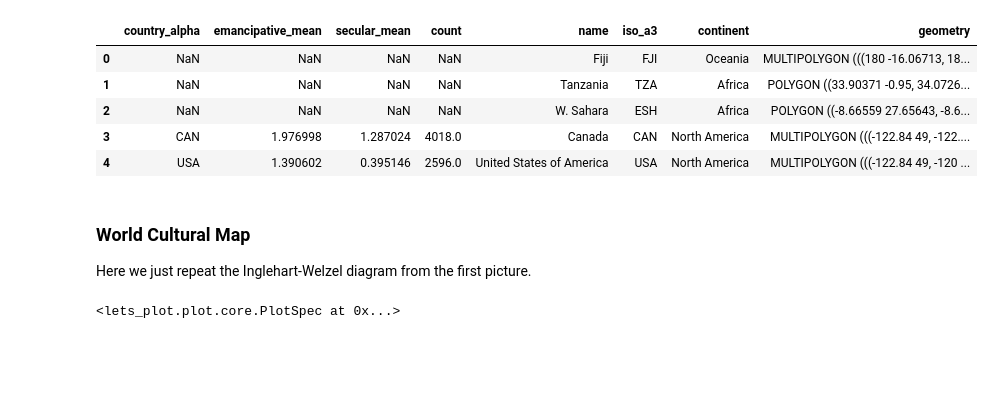
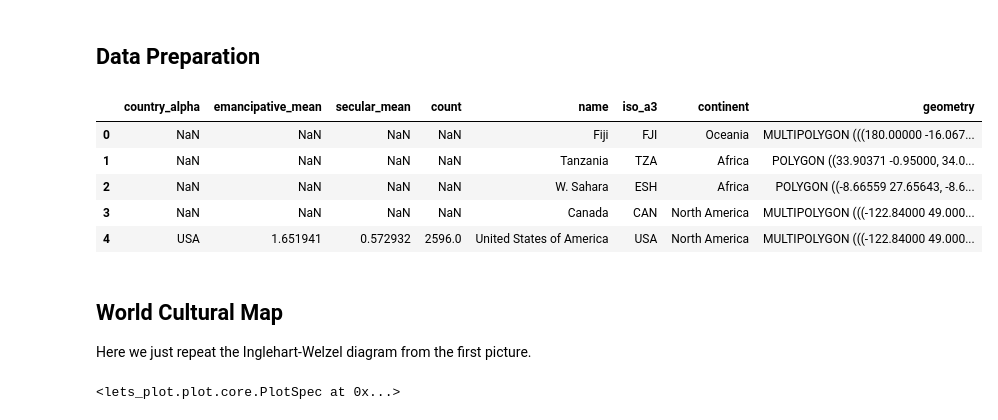
Before and after one commit to HIL-HK/lets-plot-examples, a Jupyter notebook: python/kaggle/world-values-survey-wave-7.ipynb, the cells around one changed output. Cells and saved outputs as stored; diff of their text form; code cells hidden in the pictures; blank space fills up the shorter version.

Commit message:
Update some kaggle notebooks.

```diff
--- a/python/kaggle/world-values-survey-wave-7.ipynb
+++ b/python/kaggle/world-values-survey-wave-7.ipynb
@@ -30,3 +33,5 @@ LetsPlot.setup_html()
+# %% [markdown]
+## Data Preparation
 # %%
 def get_naturalearth_data(data_type="admin_0_countries", columns=["NAME", "geometry"]):
     import shapefile
@@ -47,25 +52,30 @@ def get_naturalearth_data(data_type="admin_0_countries", columns=["NAME", "geome
 
     return gdf
 # %%
-df = pd.read_csv('Data/wvs_wave_7_aggregated.csv', low_memory=False)
+import warnings
+warnings.simplefilter(action = "ignore", category = RuntimeWarning)
 
+df = pd.read_csv('/kaggle/input/wvssurvey/wvs_wave_7.csv', low_memory=False)
+df = df.groupby('B_COUNTRY_ALPHA').agg({'RESEMAVAL': ['mean'], \
+                                        'SACSECVAL': ['mean'], \
+                                        'version': ['count']}).reset_index()
+df.columns = ['country_alpha', 'emancipative_mean', 'secular_mean', 'count']
 world_gdf = get_naturalearth_data(columns=["NAME", "ISO_A3", "CONTINENT", "geometry"])
 df = gpd.GeoDataFrame(df.merge(world_gdf, left_on='country_alpha', right_on='iso_a3', how='right'), geometry='geometry')
-df.emancipative_mean = (df.emancipative_mean - df.emancipative_mean.mean()) /\
-                        df.emancipative_mean.std()
-df.secular_mean = (df.secular_mean - df.secular_mean.mean()) /\
-                   df.secular_mean.std()
+df['emancipative_mean'] = (df['emancipative_mean'] - df['emancipative_mean'].mean()) /\
+                          df['emancipative_mean'].std()
+df['secular_mean'] = (df['secular_mean'] - df['secular_mean'].mean()) /\
+                     df['secular_mean'].std()
 df.head()
 # %% [output]
 |  | country_alpha | emancipative_mean | secular_mean | count | name | iso_a3 | continent | geometry |
-| 0 | NaN | NaN | NaN | NaN | Fiji | FJI | Oceania | MULTIPOLYGON (((180 -16.06713, 18... |
-| 1 | NaN | NaN | NaN | NaN | Tanzania | TZA | Africa | POLYGON ((33.90371 -0.95, 34.0726... |
+| 0 | NaN | NaN | NaN | NaN | Fiji | FJI | Oceania | MULTIPOLYGON (((180.00000 -16.067... |
+| 1 | NaN | NaN | NaN | NaN | Tanzania | TZA | Africa | POLYGON ((33.90371 -0.95000, 34.0... |
 | 2 | NaN | NaN | NaN | NaN | W. Sahara | ESH | Africa | POLYGON ((-8.66559 27.65643, -8.6... |
-| 3 | CAN | 1.976998 | 1.287024 | 4018.0 | Canada | CAN | North America | MULTIPOLYGON (((-122.84 49, -122.... |
-| 4 | USA | 1.390602 | 0.395146 | 2596.0 | United States of America | USA | North America | MULTIPOLYGON (((-122.84 49, -120 ... |
+| 3 | NaN | NaN | NaN | NaN | Canada | CAN | North America | MULTIPOLYGON (((-122.84000 49.000... |
+| 4 | USA | 1.651941 | 0.572932 | 2596.0 | United States of America | USA | North America | MULTIPOLYGON (((-122.84000 49.000... |
 # %% [markdown]
-<a id='section2'></a>
-### World Cultural Map
+## World Cultural Map
 
 Here we just repeat the Inglehart-Welzel diagram from the first picture.
 # %%
```
Also changed, not shown: parts of 7 cells of this notebook, 2 other files.
